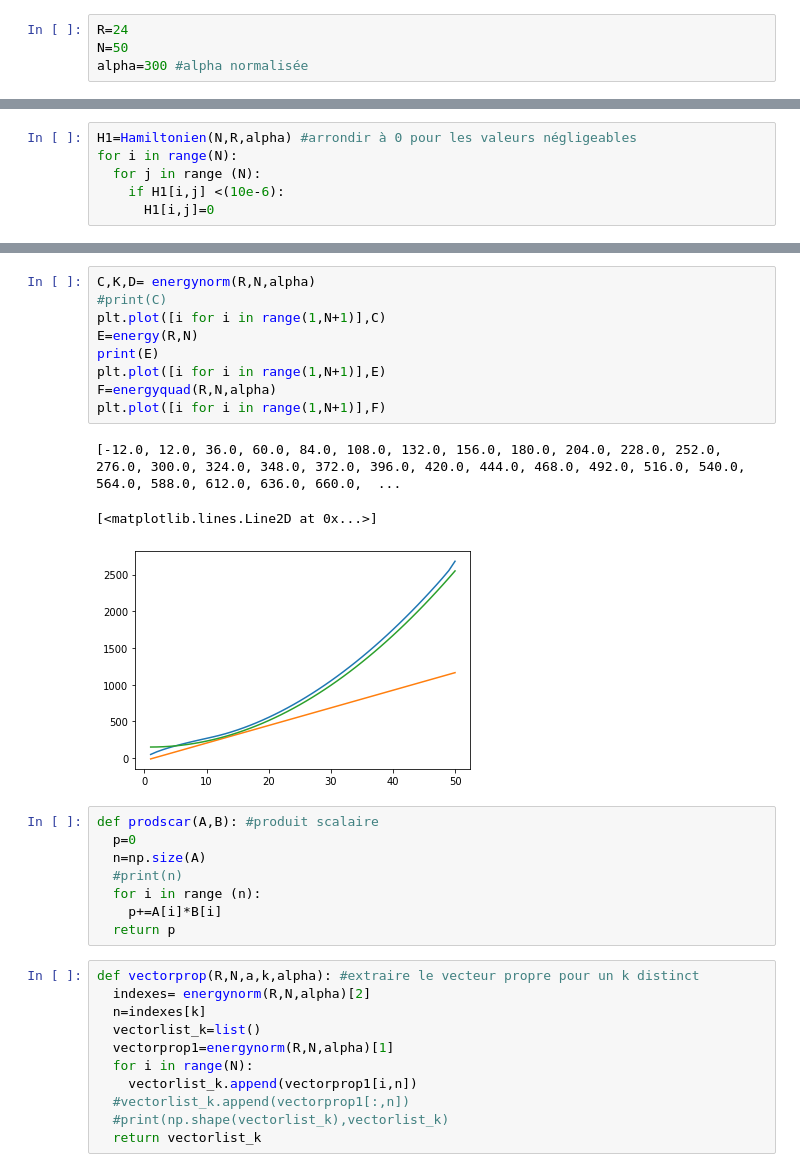
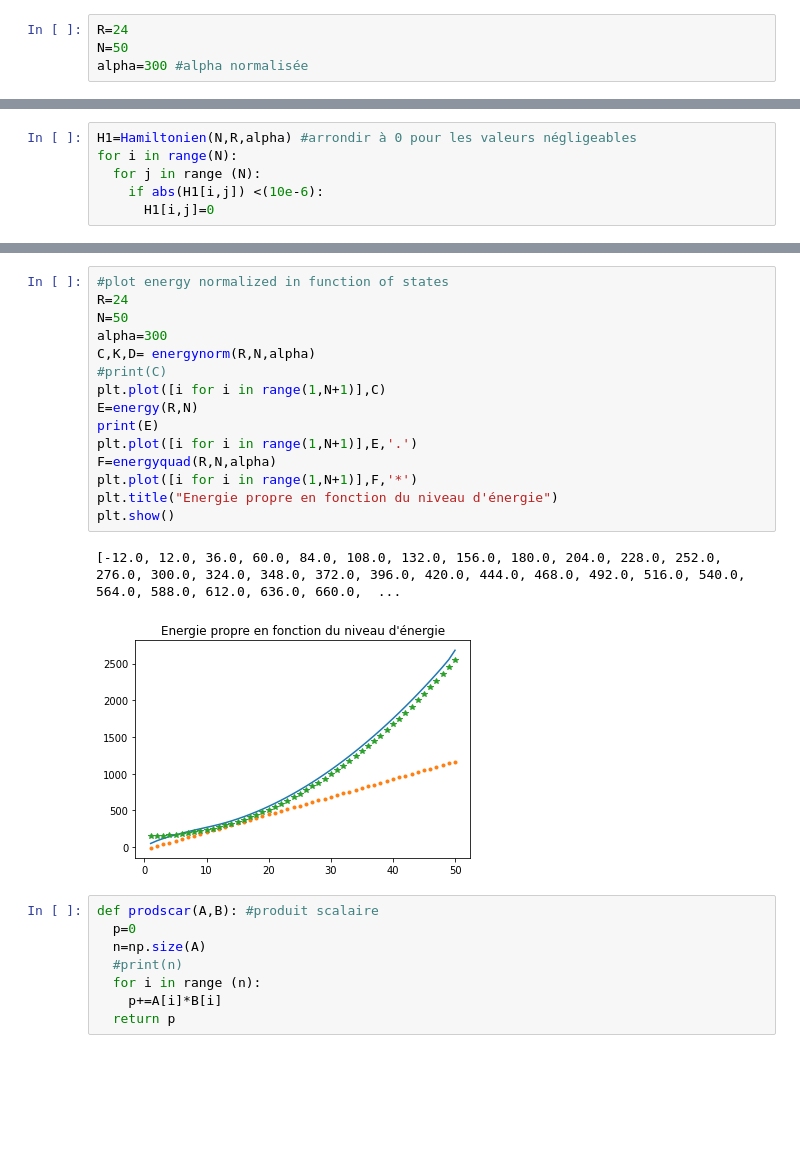
Before and after one commit to linhgiangpham99/TPPQ1, a Jupyter notebook: Copie_de_TP_PQ2.ipynb, the cells around one changed output, grey strips where cells are left out. Drawn from its saved outputs; the diff is of its cells as text; blank space fills up the shorter version.

```diff
--- a/Copie_de_TP_PQ2.ipynb
+++ b/Copie_de_TP_PQ2.ipynb
@@ -38,5 +38,5 @@ H=Hamiltonien(N,R,alpha)
 H1=Hamiltonien(N,R,alpha) #arrondir à 0 pour les valeurs négligeables
 for i in range(N):
   for j in range (N):
-    if H1[i,j] <(10e-6):
+    if abs(H1[i,j]) <(10e-6):
       H1[i,j]=0
@@ -83,18 +72,23 @@ def energyquad(R,N,alpha):
     energylist.append((i)**2+popt)
   return energylist
 # %%
+#plot energy normalized in function of states
+R=24
+N=50
+alpha=300
 C,K,D= energynorm(R,N,alpha)
 #print(C)
 plt.plot([i for i in range(1,N+1)],C)
 E=energy(R,N)
 print(E)
-plt.plot([i for i in range(1,N+1)],E)
+plt.plot([i for i in range(1,N+1)],E,'.')
 F=energyquad(R,N,alpha)
-plt.plot([i for i in range(1,N+1)],F)
+plt.plot([i for i in range(1,N+1)],F,'*')
+plt.title("Energie propre en fonction du niveau d'énergie")
+plt.show()
 # %% [output]
 [-12.0, 12.0, 36.0, 60.0, 84.0, 108.0, 132.0, 156.0, 180.0, 204.0, 228.0, 252.0, 276.0, 300.0, 324.0, 348.0, 372.0, 396.0, 420.0, 444.0, 468.0, 492.0, 516.0, 540.0, 564.0, 588.0, 612.0, 636.0, 660.0,  ...
-[<matplotlib.lines.Line2D at 0x...>]
-[figure, old version]
+[figure, new version]
 # %%
 def prodscar(A,B): #produit scalaire
   p=0
@@ -103,14 +97,3 @@ def prodscar(A,B): #produit scalaire
   for i in range (n):
     p+=A[i]*B[i]
   return p
-# %%
-def vectorprop(R,N,a,k,alpha): #extraire le vecteur propre pour un k distinct
-  indexes= energynorm(R,N,alpha)[2]
-  n=indexes[k]
-  vectorlist_k=list()
-  vectorprop1=energynorm(R,N,alpha)[1]
-  for i in range(N):
-    vectorlist_k.append(vectorprop1[i,n])
-  #vectorlist_k.append(vectorprop1[:,n])
-  #print(np.shape(vectorlist_k),vectorlist_k)
-  return vectorlist_k
```
Also changed, not shown: parts of 44 cells of this notebook.
